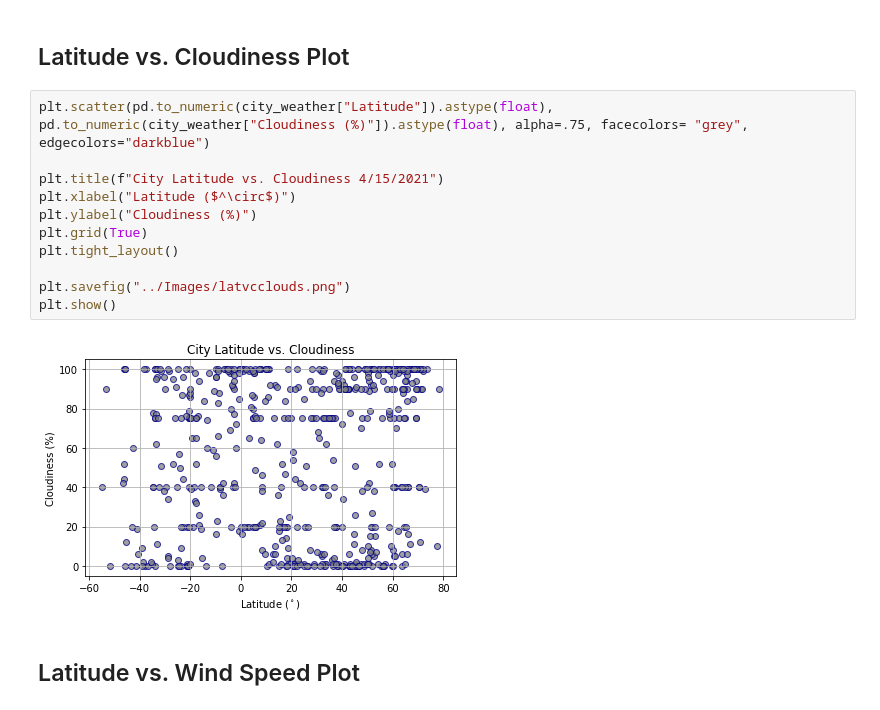
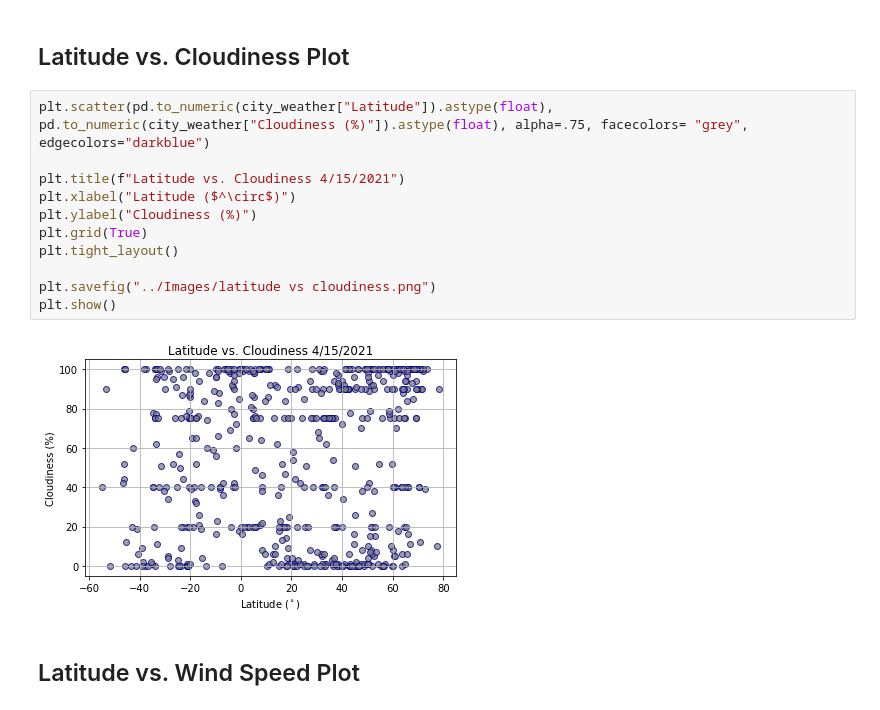
Before and after one commit to mgeorgic/Python-API-Weather, a Jupyter notebook: Code/WeatherPy.ipynb, the cells around one changed output. Cells and saved outputs as stored; diff of their text form.

```diff
--- a/Code/WeatherPy.ipynb
+++ b/Code/WeatherPy.ipynb
@@ -218,16 +233,16 @@ plt.show()
 # %%
 plt.scatter(pd.to_numeric(city_weather["Latitude"]).astype(float), pd.to_numeric(city_weather["Cloudiness (%)"]).astype(float), alpha=.75, facecolors= "grey", edgecolors="darkblue")
 
-plt.title(f"City Latitude vs. Cloudiness 4/15/2021")
+plt.title(f"Latitude vs. Cloudiness 4/15/2021")
 plt.xlabel("Latitude ($^\circ$)")
 plt.ylabel("Cloudiness (%)")
 plt.grid(True)
 plt.tight_layout()
 
-plt.savefig("../Images/latvcclouds.png")
+plt.savefig("../Images/latitude vs cloudiness.png")
 plt.show()
 # %% [output]
-[figure, old version]
+[figure, new version]
 # %% [markdown]
 ## Latitude vs. Wind Speed Plot
 # %%
```
Also changed, not shown: parts of 16 cells of this notebook.
